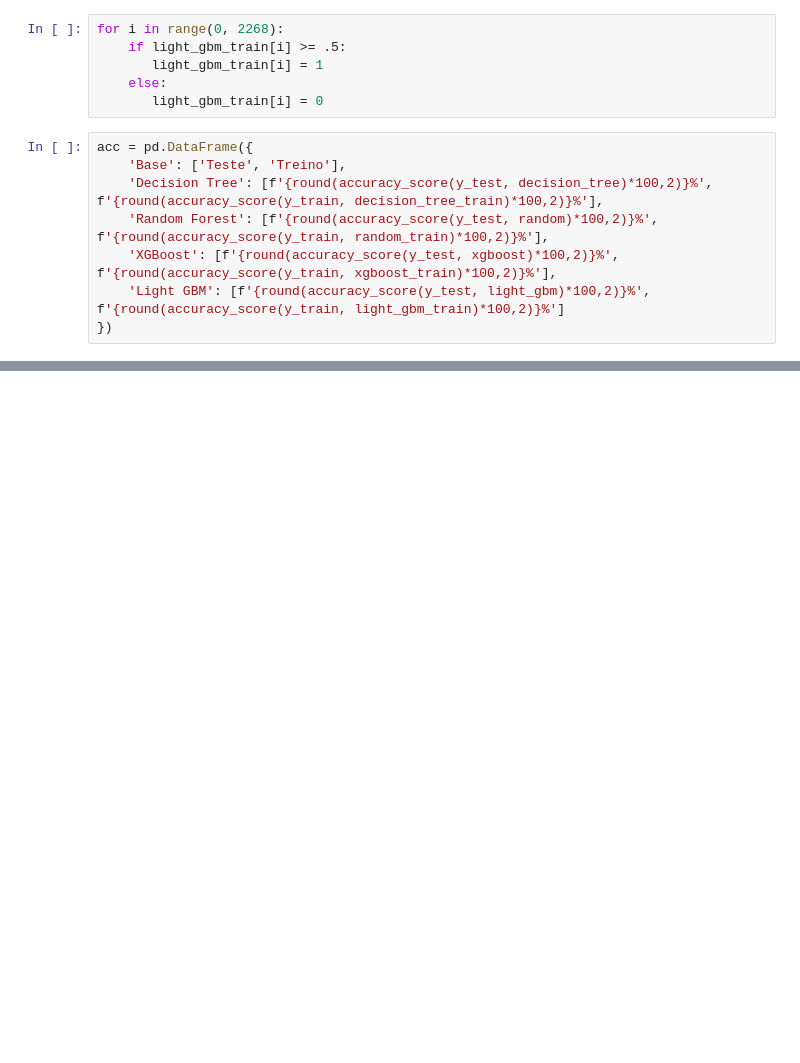
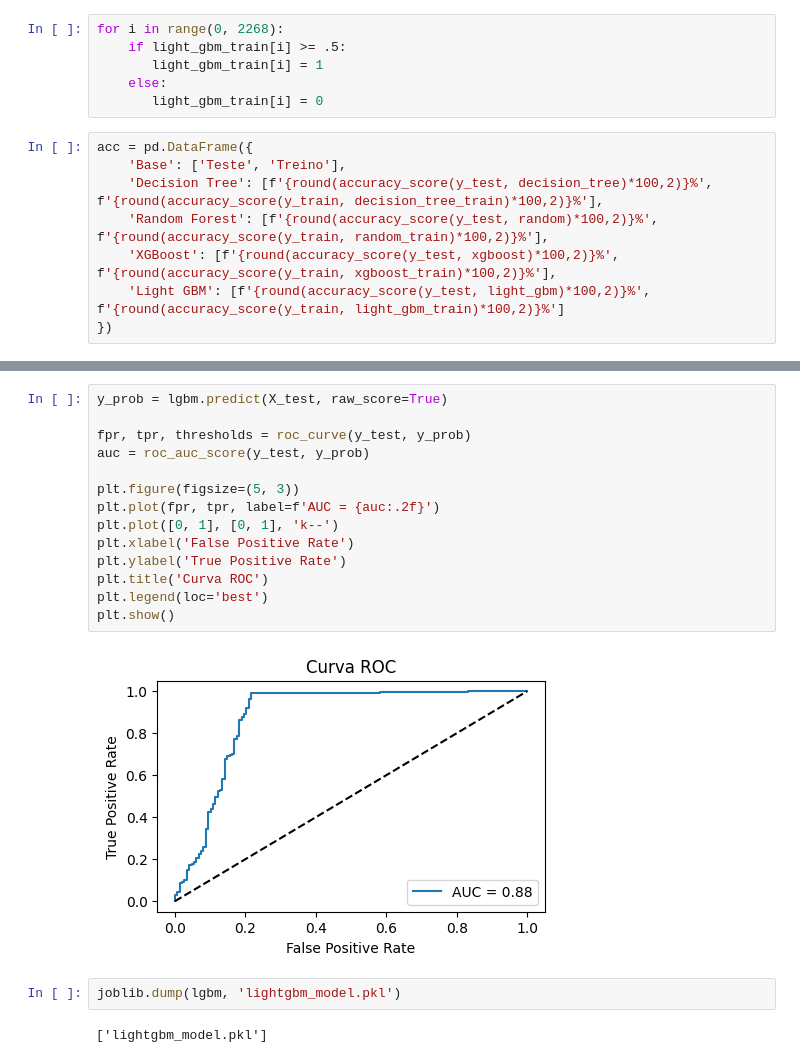
Before and after one commit to ju4nv1e1r4/Manufacturing_Defects, a Jupyter notebook: src/train.ipynb, the cells around one changed output, grey strips where cells are left out. Saved outputs shown, nothing was run; the diff lists cells and outputs as text; blank space fills up the shorter version.

```diff
--- a/src/train.ipynb
+++ b/src/train.ipynb
@@ -254,3 +272,23 @@ disp.plot()
 plt.show()
 # %% [output]
 [figure]
+# %%
+y_prob = lgbm.predict(X_test, raw_score=True)
+
+fpr, tpr, thresholds = roc_curve(y_test, y_prob)
+auc = roc_auc_score(y_test, y_prob)
+
+plt.figure(figsize=(5, 3))
+plt.plot(fpr, tpr, label=f'AUC = {auc:.2f}')
+plt.plot([0, 1], [0, 1], 'k--')
+plt.xlabel('False Positive Rate')
+plt.ylabel('True Positive Rate')
+plt.title('Curva ROC')
+plt.legend(loc='best')
+plt.show()
+# %% [output]
+[figure, added]
+# %%
+joblib.dump(lgbm, 'lightgbm_model.pkl')
+# %% [output]
+['lightgbm_model.pkl']
```
Also changed, not shown: parts of 9 cells of this notebook, 6 other files.
